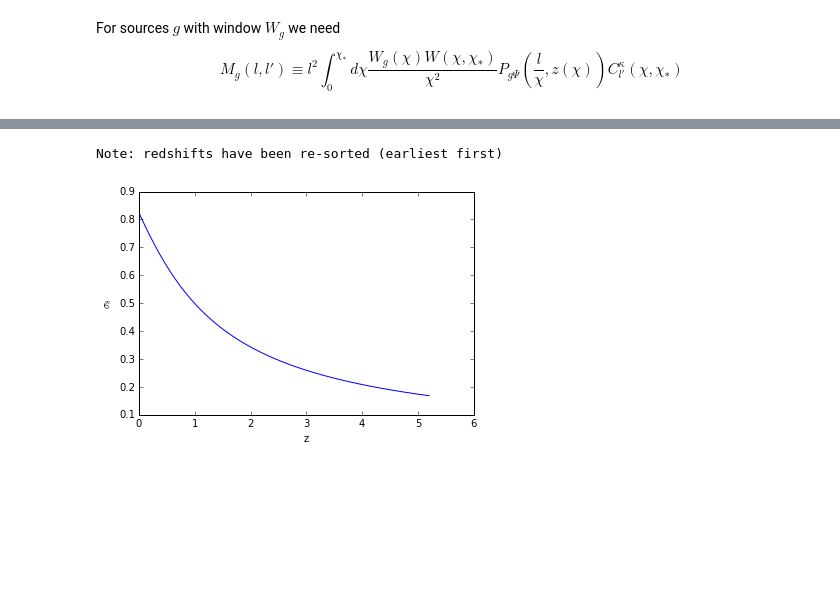
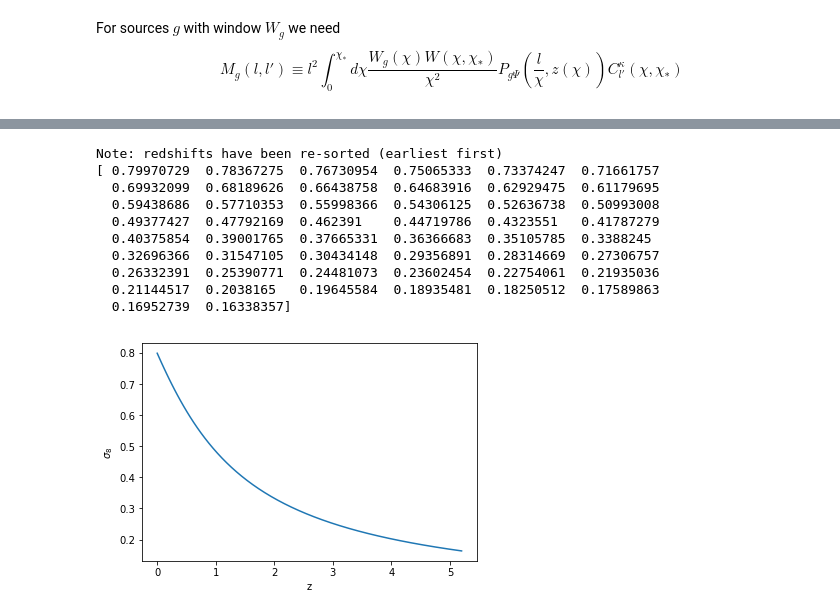
Before and after one commit to cmbant/notebooks, a Jupyter notebook: PostBorn.ipynb, the cells around one changed output, grey strips where cells are left out. Cells and saved outputs as stored; diff of their text form; code cells hidden in the pictures; blank space fills up the shorter version.

```diff
--- a/PostBorn.ipynb
+++ b/PostBorn.ipynb
@@ -745,7 +759,7 @@ for i, ll in enumerate(lsamp):
 sp = UnivariateSpline(cl_ls[10:],CEsp(cl_ls[10:])*CurlSp(cl_ls[10:])/cl_ls[10:], s=0)
 Bapprox = sp.integral(10, lsamp[-1])
 # %%
-pars.InitPower.set_params(ns=0.96, As=2.1265e-9, r=0.01)
+pars.InitPower.set_params(ns=0.96, As=pars.InitPower.ScalarPowerAmp[0], r=0.01)
 pars.WantTensors=True
 cl_tensor01=results.get_cmb_power_spectra(pars,spectra=['tensor'])
 BB_tensor=cl_tensor01['tensor'][:,2]
@@ -1378,14 +1397,25 @@ plt.xlim([1e-4,kmax])
 # %%
 #get sigma_8(z)
 pars.set_matter_power(redshifts =zP, kmax=kmax)
 results = camb.get_results(pars)
-s8 = UnivariateSpline(zP, results.get_sigma8()[::-1],s=0)
+s8vals=results.get_sigma8()[::-1]
+print s8vals
+s8 = UnivariateSpline(zP, s8vals,s=0)
 plt.plot(zP,s8(zP));
 plt.xlabel('z')
 plt.ylabel('$\\sigma_8$');
 # %% [output]
 Note: redshifts have been re-sorted (earliest first)
+[ 0.79970729  0.78367275  0.76730954  0.75065333  0.73374247  0.71661757
+  0.69932099  0.68189626  0.66438758  0.64683916  0.62929475  0.61179695
+  0.59438686  0.57710353  0.55998366  0.54306125  0.52636738  0.50993008
+  0.49377427  0.47792169  0.462391    0.44719786  0.4323551   0.41787279
+  0.40375854  0.39001765  0.37665331  0.36366683  0.35105785  0.3388245
+  0.32696366  0.31547105  0.30434148  0.29356891  0.28314669  0.27306757
+  0.26332391  0.25390771  0.24481073  0.23602454  0.22754061  0.21935036
+  0.21144517  0.2038165   0.19645584  0.18935481  0.18250512  0.17589863
+  0.16952739  0.16338357]
-[figure, old version]
+[figure, new version]
 # %%
 #Fudge fit of http://arxiv.org/abs/astro-ph/0009427
 def SC_fit_a(z,k, a1=0.25, a2=3.5, a6=-0.2):
```
Also changed, not shown: parts of 95 cells of this notebook.
